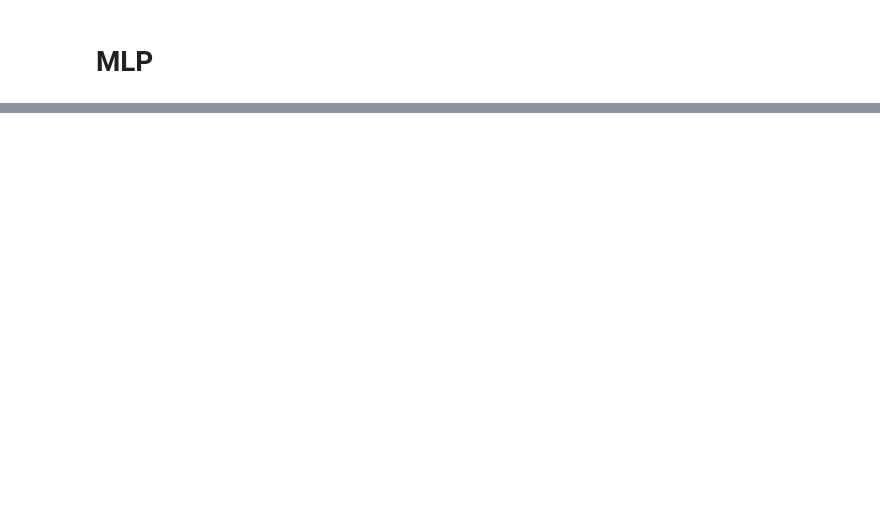
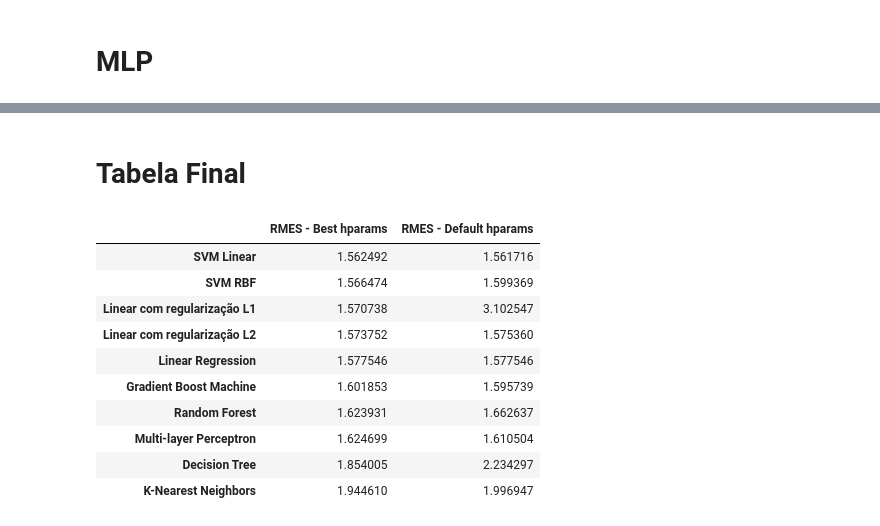
Before and after one commit to JorgeSantos18/MO432, a Jupyter notebook: Tarefa_2.ipynb, the cells around one changed output, grey strips where cells are left out. Drawn from its saved outputs; the diff is of its cells as text; code cells hidden in the pictures; blank space fills up the shorter version.

Commit message:
Add Decision tree, Random Forest, GBM and final table

```diff
--- a/Tarefa_2.ipynb
+++ b/Tarefa_2.ipynb
@@ -89,5 +91,12 @@ data_norm.head(3)
 | 1 | 0.041667 | 0.676136 | 0.553763 | 0.412406 | 0.771200 | 0.584480 | 0.636121 | ... |
 | 2 | 0.083333 | 0.659091 | 0.645161 | 0.367024 | 0.609716 | 0.595982 | 0.670697 | ... |
 3 rows × 22 columns
+# %%
+# Dictionary to keep the results from all algorithms
+results_dict = {}
+# %%
+def get_default_rmes(regressor, X, y):
+    default_rmes = cross_val_score(regressor(), X, y, cv=5, scoring='neg_root_mean_squared_error')
+    return -mean(default_rmes)
 # %% [markdown]
 # Linear Regression
@@ -280,0 +327,23 @@ array([ 5,  8, 11, 14, 17, 20])
+# %%
+from sklearn.ensemble import RandomForestRegressor
+
+rfr = RandomForestRegressor()
+
+parameters = {
+    'n_estimators': [10, 100, 1000],
+    'max_features': [5, 10, 22]
+}
+
+grid_search = GridSearchCV(rfr, param_grid=parameters, cv=5, scoring='neg_root_mean_squared_error', verbose=100, n_jobs=12)
+grid_search.fit(data_norm, output_data)
+
+random_forest_results = pd.DataFrame(index=['Random Forest'])
+
+for i in parameters.keys():
+    random_forest_results[i] = grid_search.best_params_[i]
+
+random_forest_results['RMES - Best hparams']    = -grid_search.best_score_
+random_forest_results['RMES - Default hparams'] =  get_default_rmes(RandomForestRegressor, data_norm, output_data)
+
+results_dict['Random Forest'] = random_forest_results
+random_forest_results.head()
@@ -280,0 +404,28 @@ array([ 5,  8, 11, 14, 17, 20])
+# %% [markdown]
+# Tabela Final
+# %%
+
+final_table = pd.DataFrame()
+
+for r in results_dict.values():
+    final_table = final_table.append(r)
+
+columns = final_table.columns
+for i in columns:
+    if i not in ['RMES - Best hparams', 'RMES - Default hparams']:
+        del final_table[i]
+
+final_table.sort_values(by=['RMES - Best hparams'], inplace=True)
+final_table.head(final_table.shape[0])
+# %% [output]
+|  | RMES - Best hparams | RMES - Default hparams |
+| SVM Linear | 1.562492 | 1.561716 |
+| SVM RBF | 1.566474 | 1.599369 |
+| Linear com regularização L1 | 1.570738 | 3.102547 |
+| Linear com regularização L2 | 1.573752 | 1.575360 |
+| Linear Regression | 1.577546 | 1.577546 |
+| Gradient Boost Machine | 1.601853 | 1.595739 |
+| Random Forest | 1.623931 | 1.662637 |
+| Multi-layer Perceptron | 1.624699 | 1.610504 |
+| Decision Tree | 1.854005 | 2.234297 |
+| K-Nearest Neighbors | 1.944610 | 1.996947 |
```
Also changed, not shown: parts of 17 cells of this notebook.
